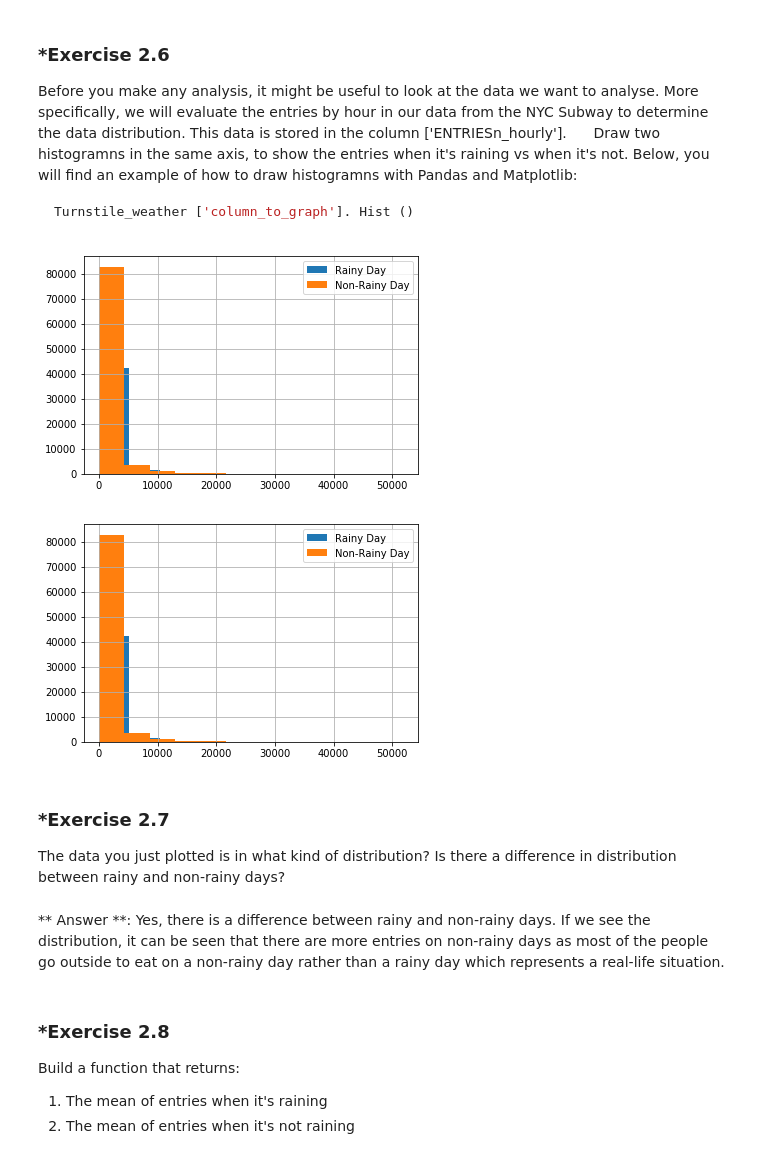
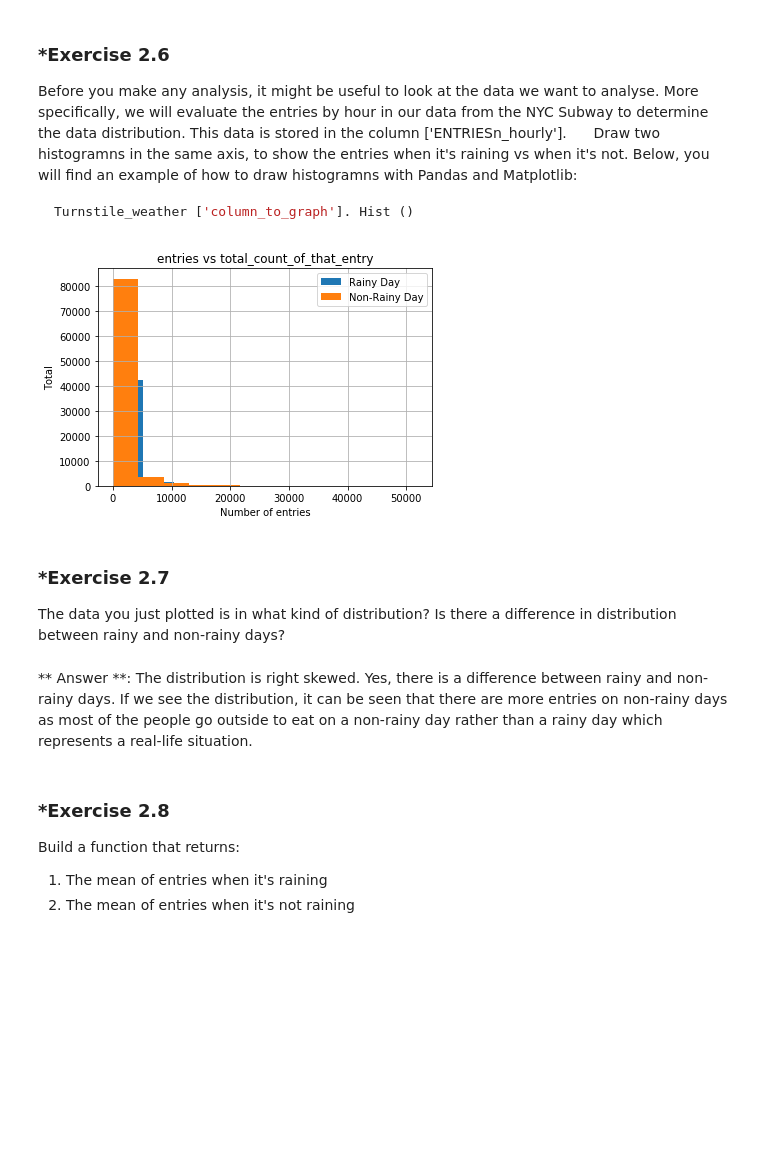
Before and after one commit to RahulKathuria/NYC-Subway-Data-Analysis, a Jupyter notebook: analyzing_subway_data_ndfdsi.ipynb, the cells around one changed output. Drawn from its saved outputs; the diff is of its cells as text; code cells hidden in the pictures; blank space fills up the shorter version.

```diff
--- a/analyzing_subway_data_ndfdsi.ipynb
+++ b/analyzing_subway_data_ndfdsi.ipynb
@@ -372,26 +373,29 @@ Turnstile_weather ['column_to_graph']. Hist ()
 # %%
 import numpy as np
 import pandas
 import matplotlib.pyplot as plt
 
 def entries_histogram(turnstile_weather):
     plt.figure()
     turnstile_weather.loc[turnstile_weather['rain']==1]['ENTRIESn_hourly'].hist(label="Rainy Day")
     turnstile_weather.loc[turnstile_weather['rain']==0]['ENTRIESn_hourly'].hist(label="Non-Rainy Day")
+    plt.xlabel("Number of entries")
+    plt.ylabel("Total")
+    plt.title("entries vs total_count_of_that_entry")
     plt.legend()
     return plt
 
 df = entries_histogram(weather)
 df.show()
 # %% [output]
-[figure, old version]
+[figure, new version]
-[figure, removed]
 # %% [markdown]
 ### *Exercise 2.7
 
 The data you just plotted is in what kind of distribution? Is there a difference in distribution between rainy and non-rainy days?
 # %% [markdown]
-** Answer **: Yes, there is a difference between rainy and non-rainy days.
+** Answer **: The distribution is right skewed.
+Yes, there is a difference between rainy and non-rainy days.
 If we see the distribution, it can be seen that there are more entries on non-rainy days as most of the people go outside to eat on a non-rainy day rather than a rainy day which represents a real-life situation.
 # %% [markdown]
 ### *Exercise 2.8
```
Also changed, not shown: parts of 2 cells of this notebook, 2 other files.
